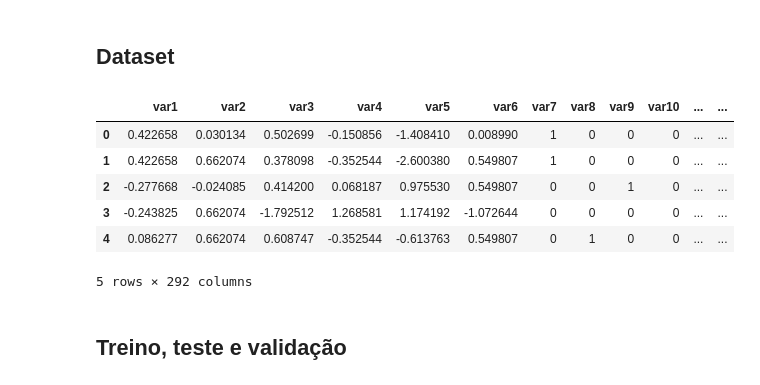
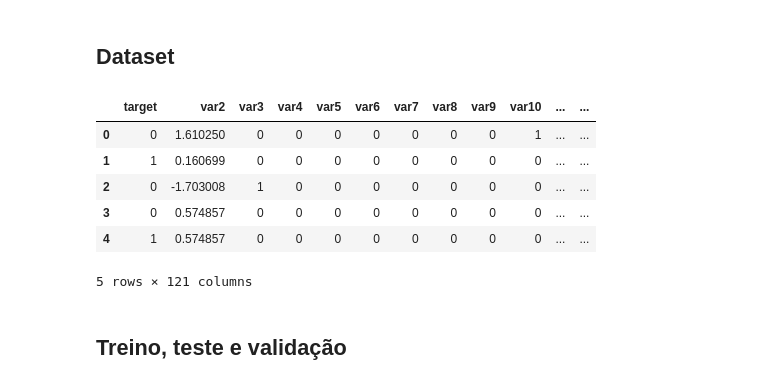
Before and after one commit to samuel-haddad/MBAUSP, a Jupyter notebook: logreg_model.ipynb, the cells around one changed output. Drawn from its saved outputs; the diff is of its cells as text; code cells hidden in the pictures.

```diff
--- a/logreg_model.ipynb
+++ b/logreg_model.ipynb
@@ -34,35 +34,37 @@ from sklearn.model_selection import GridSearchCV
 import warnings
 
 # google libs & auth
+from pydrive.auth import GoogleAuth
+from pydrive.drive import GoogleDrive
 from google.colab import auth
+from oauth2client.client import GoogleCredentials
+
+# Authenticate and create the PyDrive client.
 auth.authenticate_user()
-
-import gspread
-from google.auth import default
-creds, _ = default()
-
-gc = gspread.authorize(creds)
+gauth = GoogleAuth()
+gauth.credentials = GoogleCredentials.get_application_default()
+drive = GoogleDrive(gauth)
 # %% [markdown]
 ## Dataset
-# %%
-# importar o dataset
-sht1 = gc.open_by_key('14di6Prcuk4vAGsd43r60cnKcZh_M6ziQV8Ht7xcJ0b4')
-df_sheet = sht1.get_worksheet(0)
-df_data = df_sheet.get_all_records()
-
-# criar o dataframe
-df = pd.DataFrame(df_data)
-
-# visualizar os dados
-df.head()
-# %% [output]
-|  | var1 | var2 | var3 | var4 | var5 | var6 | var7 | var8 | var9 | var10 | ... | ... |
-| 0 | 0.422658 | 0.030134 | 0.502699 | -0.150856 | -1.408410 | 0.008990 | 1 | 0 | 0 | 0 | ... | ... |
-| 1 | 0.422658 | 0.662074 | 0.378098 | -0.352544 | -2.600380 | 0.549807 | 1 | 0 | 0 | 0 | ... | ... |
-| 2 | -0.277668 | -0.024085 | 0.414200 | 0.068187 | 0.975530 | 0.549807 | 0 | 0 | 1 | 0 | ... | ... |
-| 3 | -0.243825 | 0.662074 | -1.792512 | 1.268581 | 1.174192 | -1.072644 | 0 | 0 | 0 | 0 | ... | ... |
-| 4 | 0.086277 | 0.662074 | 0.608747 | -0.352544 | -0.613763 | 0.549807 | 0 | 1 | 0 | 0 | ... | ... |
-5 rows × 292 columns
+# %%
+link = 'https://drive.google.com/file/d/1agdy7Mrlw7339_VB6k3MXA_OunitNyQ8/view?usp=sharing'
+
+# to get the id part of the file
+id = link.split("/")[-2]
+
+downloaded = drive.CreateFile({'id':id})
+downloaded.GetContentFile('base_tcc_logreg20220927.csv')
+
+df = pd.read_csv('base_tcc_logreg20220927.csv', sep=';')
+df.head()
+# %% [output]
+|  | target | var2 | var3 | var4 | var5 | var6 | var7 | var8 | var9 | var10 | ... | ... |
+| 0 | 0 | 1.610250 | 0 | 0 | 0 | 0 | 0 | 0 | 0 | 1 | ... | ... |
+| 1 | 1 | 0.160699 | 0 | 0 | 0 | 0 | 0 | 0 | 0 | 0 | ... | ... |
+| 2 | 0 | -1.703008 | 1 | 0 | 0 | 0 | 0 | 0 | 0 | 0 | ... | ... |
+| 3 | 0 | 0.574857 | 0 | 0 | 0 | 0 | 0 | 0 | 0 | 0 | ... | ... |
+| 4 | 1 | 0.574857 | 0 | 0 | 0 | 0 | 0 | 0 | 0 | 0 | ... | ... |
+5 rows × 121 columns
 # %% [markdown]
 ## Treino, teste e validação
 # %%
```
Also changed, not shown: parts of 4 cells of this notebook.
